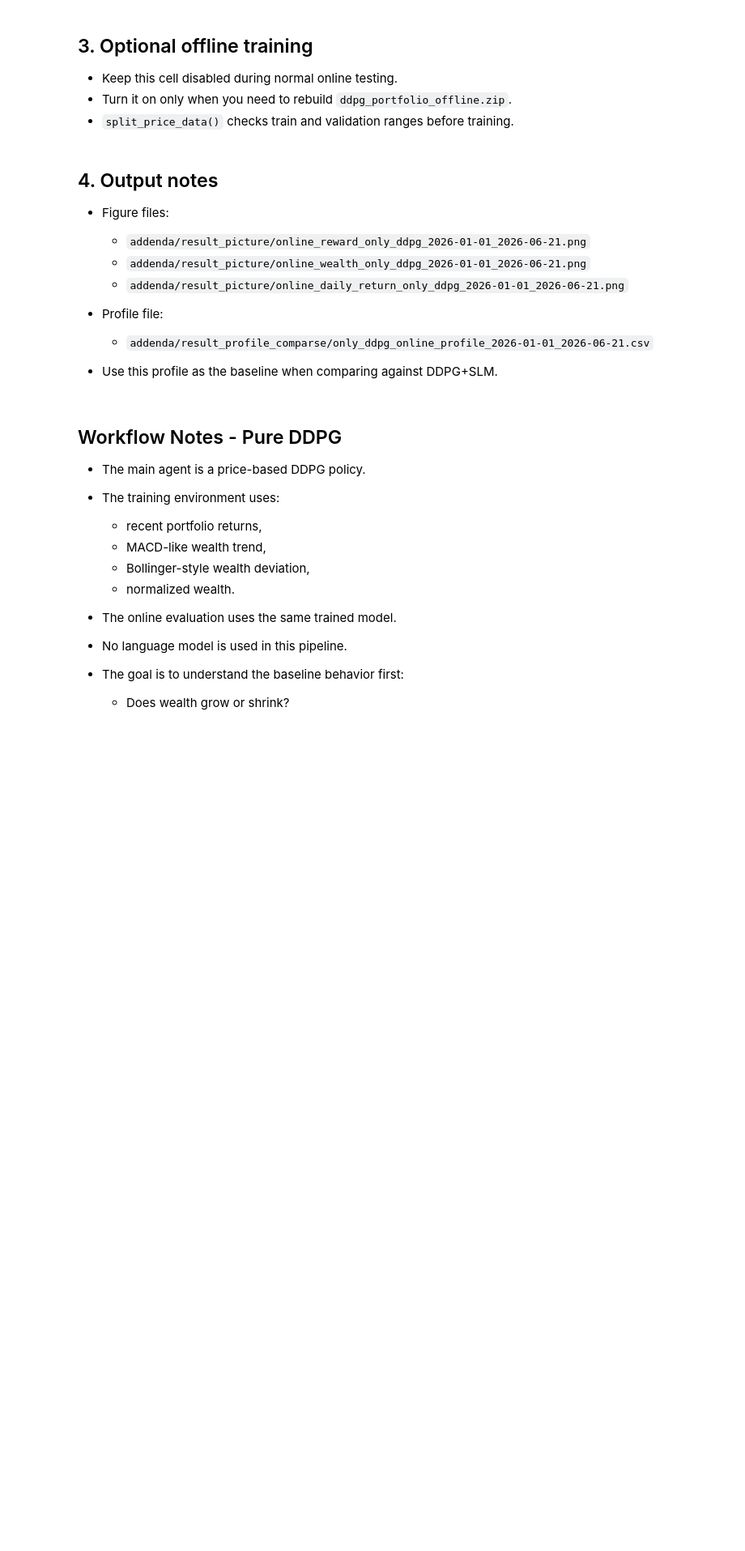
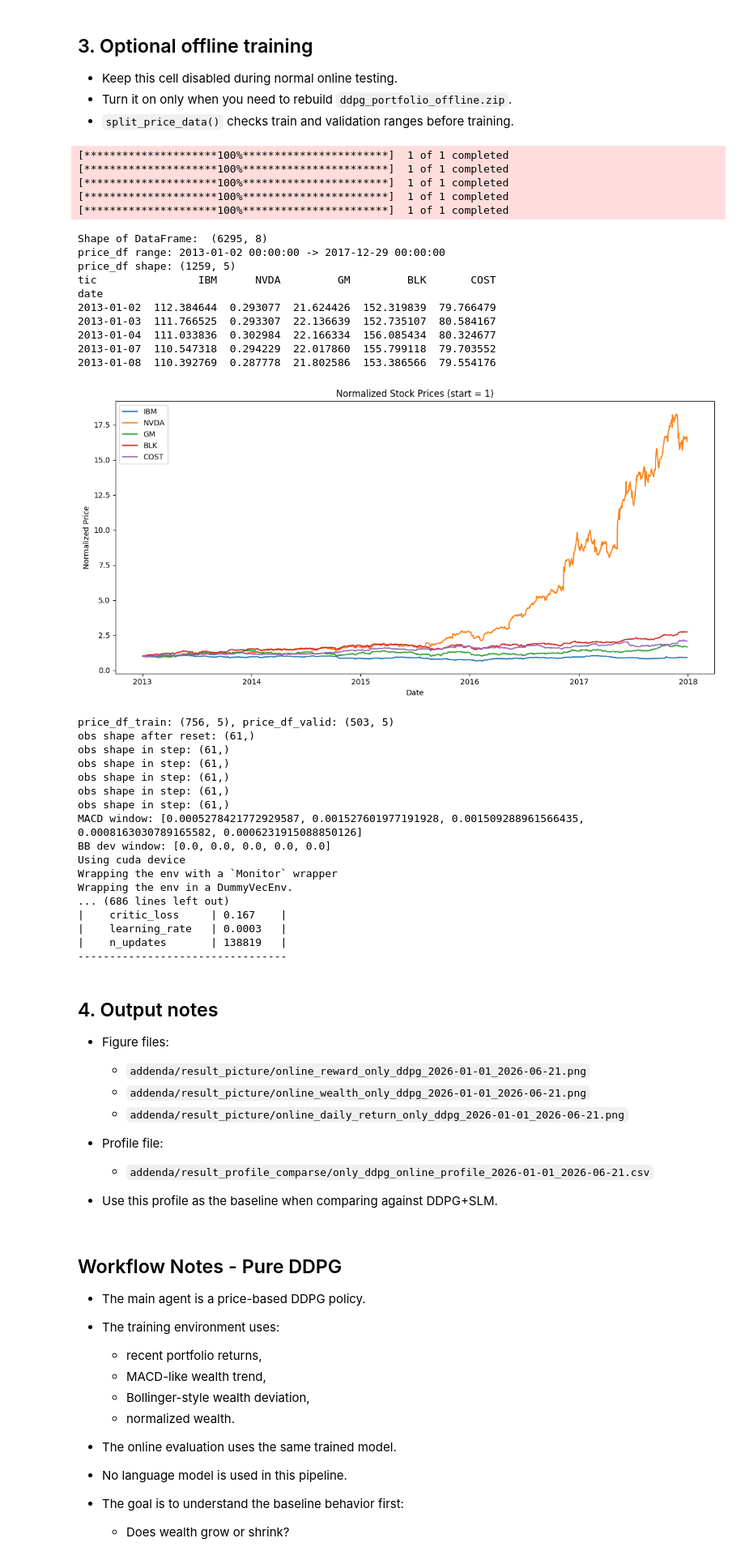
Before and after one commit to tonywang07009/PY_Finance_RL_Project, a Jupyter notebook: main/main_code_only_ddpg.ipynb, the cells around one changed output. Shown at 81% size. Cells and saved outputs as stored; diff of their text form; code cells hidden in the pictures; blank space fills up the shorter version.

```diff
--- a/main/main_code_only_ddpg.ipynb
+++ b/main/main_code_only_ddpg.ipynb
@@ -51,7 +51,7 @@ from finance_rl_slm.training import train_offline_model
 
 config = replace(
     DEFAULT_CONFIG,
-    online_start="2026-01-01",
+    online_start="2025-01-01",
     online_end="2026-06-21",
 )
 print_runtime_context(config)
@@ -71,16 +101,51 @@ only_ddpg_logs.head()
 - Turn it on only when you need to rebuild `ddpg_portfolio_offline.zip`.
 - `split_price_data()` checks train and validation ranges before training.
 # %%
-RUN_OPTIONAL_TRAINING = False
+# Control The DDPG retrain
+RUN_OPTIONAL_TRAINING = True
 
 if RUN_OPTIONAL_TRAINING:
     price_df = load_price_data(config)
     plot_normalized_prices(price_df, config)
 
     splits = split_price_data(price_df, config)
     model = train_offline_model(splits.train, splits.valid, config)
 else:
     print("Optional training skipped. Set RUN_OPTIONAL_TRAINING = True to retrain.")
+# %% [output]
+[*********************100%***********************]  1 of 1 completed
+[*********************100%***********************]  1 of 1 completed
+[*********************100%***********************]  1 of 1 completed
+[*********************100%***********************]  1 of 1 completed
+[*********************100%***********************]  1 of 1 completed
+Shape of DataFrame:  (6295, 8)
+price_df range: 2013-01-02 00:00:00 -> 2017-12-29 00:00:00
+price_df shape: (1259, 5)
+tic                IBM      NVDA         GM         BLK       COST
+date
+2013-01-02  112.384644  0.293077  21.624426  152.319839  79.766479
+2013-01-03  111.766525  0.293307  22.136639  152.735107  80.584167
+2013-01-04  111.033836  0.302984  22.166334  156.085434  80.324677
+2013-01-07  110.547318  0.294229  22.017860  155.799118  79.703552
+2013-01-08  110.392769  0.287778  21.802586  153.386566  79.554176
+[figure, added]
+price_df_train: (756, 5), price_df_valid: (503, 5)
+obs shape after reset: (61,)
+obs shape in step: (61,)
+obs shape in step: (61,)
+obs shape in step: (61,)
+obs shape in step: (61,)
+obs shape in step: (61,)
+MACD window: [0.0005278421772929587, 0.001527601977191928, 0.001509288961566435, 0.0008163030789165582, 0.0006231915088850126]
+BB dev window: [0.0, 0.0, 0.0, 0.0, 0.0]
+Using cuda device
+Wrapping the env with a `Monitor` wrapper
+Wrapping the env in a DummyVecEnv.
+... (686 lines left out)
+|    critic_loss     | 0.167    |
+|    learning_rate   | 0.0003   |
+|    n_updates       | 138819   |
+---------------------------------
 # %% [markdown]
 ## 4. Output notes
 
```
Also changed, not shown: parts of 1 cell of this notebook, 45 other files.
